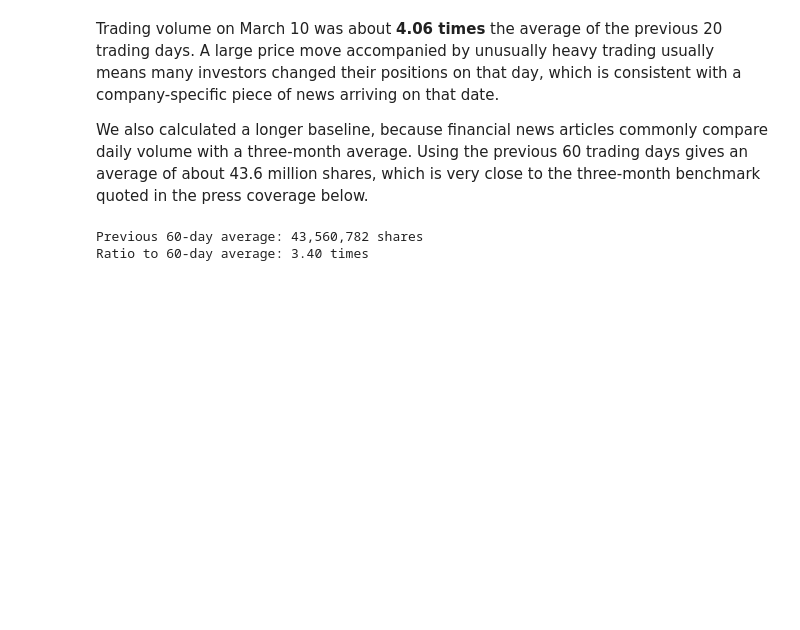
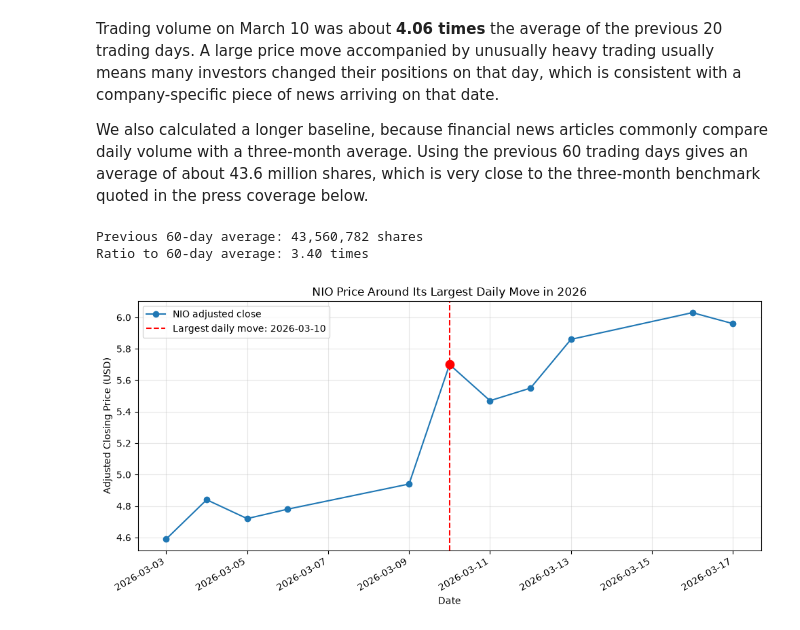
Before and after one commit to LiMeizhi1/mgs3101-analysis, a Jupyter notebook: nio_analysis.ipynb, the cells around one changed output. Saved outputs shown, nothing was run; the diff lists cells and outputs as text; code cells hidden in the pictures; blank space fills up the shorter version.

```diff
--- a/nio_analysis.ipynb
+++ b/nio_analysis.ipynb
@@ -352,3 +352,36 @@ print("Ratio to 60-day average: {:.2f} times".format(
 # %% [output]
 Previous 60-day average: 43,560,782 shares
 Ratio to 60-day average: 3.40 times
+# %%
+fig, ax = plt.subplots(figsize=(10, 5))
+
+ax.plot(
+    event_window.index,
+    event_window["Close"],
+    marker="o",
+    label="NIO adjusted close"
+)
+ax.axvline(
+    event_date,
+    color="red",
+    linestyle="--",
+    label=f"Largest daily move: {event_date:%Y-%m-%d}"
+)
+ax.scatter(
+    event_date,
+    nio.loc[event_date, "Close"],
+    color="red",
+    s=80,
+    zorder=5
+)
+
+ax.set_title("NIO Price Around Its Largest Daily Move in 2026")
+ax.set_xlabel("Date")
+ax.set_ylabel("Adjusted Closing Price (USD)")
+ax.grid(alpha=0.3)
+ax.legend()
+fig.autofmt_xdate()
+plt.tight_layout()
+plt.show()
+# %% [output]
+[figure, added]
```
Also changed, not shown: parts of 1 cell of this notebook.
